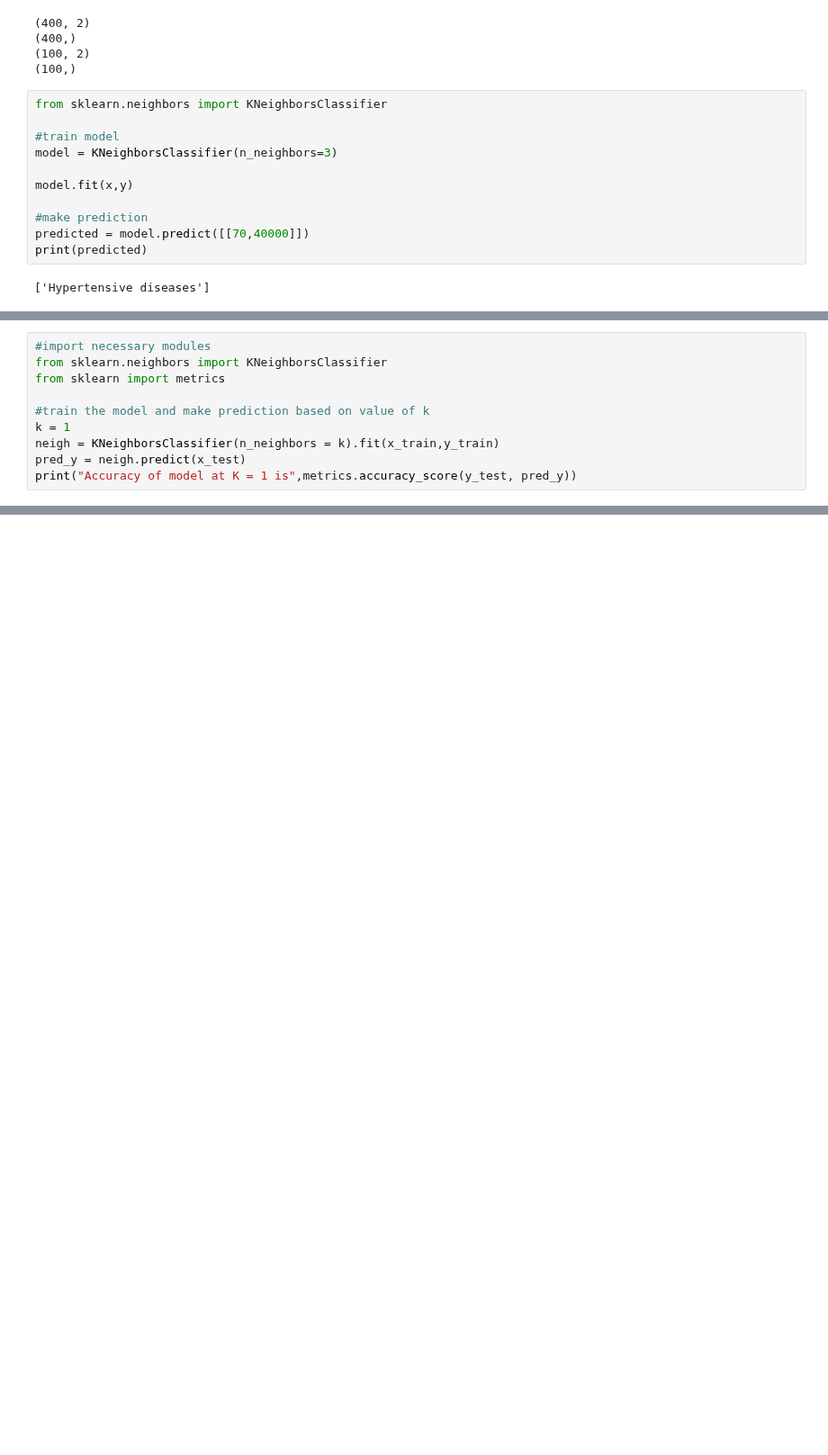
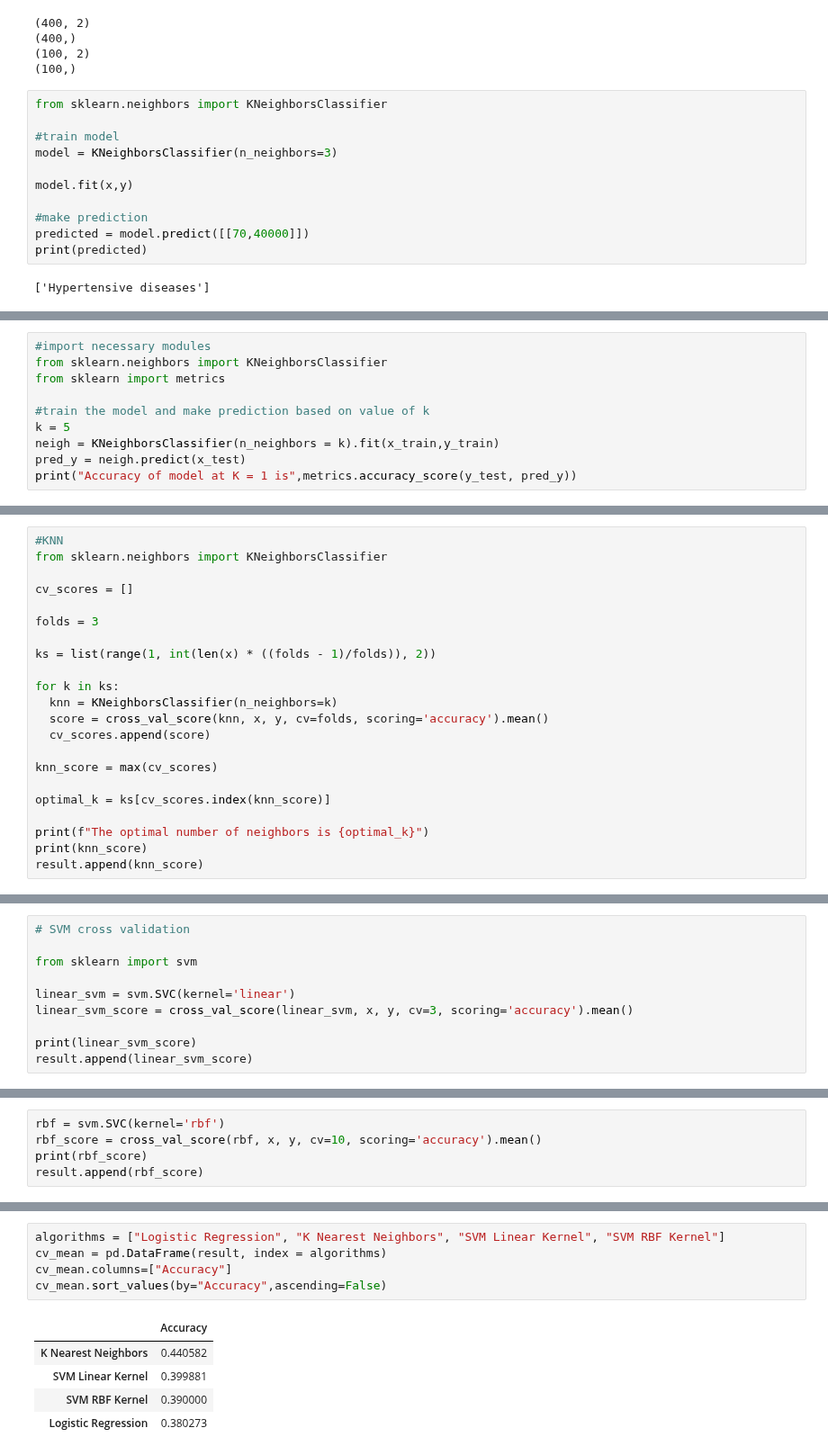
Before and after one commit to JScottLopez/github-ds, a Jupyter notebook: TIM_6500_JSLopez.ipynb, the cells around one changed output, grey strips where cells are left out. Shown at 90% size. Saved outputs shown, nothing was run; the diff lists cells and outputs as text; blank space fills up the shorter version.

```diff
--- a/TIM_6500_JSLopez.ipynb
+++ b/TIM_6500_JSLopez.ipynb
@@ -1096,7 +1076,7 @@ from sklearn.neighbors import KNeighborsClassifier
 from sklearn import metrics
 
 #train the model and make prediction based on value of k
-k = 1
+k = 5
 neigh = KNeighborsClassifier(n_neighbors = k).fit(x_train,y_train)
 pred_y = neigh.predict(x_test)
 print("Accuracy of model at K = 1 is",metrics.accuracy_score(y_test, pred_y))
@@ -1104,0 +1263,22 @@ Accuracy of model at K = 1 is 0.17
+# %%
+#KNN
+from sklearn.neighbors import KNeighborsClassifier
+
+cv_scores = []
+
+folds = 3
+
+ks = list(range(1, int(len(x) * ((folds - 1)/folds)), 2))
+
+for k in ks:
+  knn = KNeighborsClassifier(n_neighbors=k)
+  score = cross_val_score(knn, x, y, cv=folds, scoring='accuracy').mean()
+  cv_scores.append(score)
+
+knn_score = max(cv_scores)
+
+optimal_k = ks[cv_scores.index(knn_score)]
+
+print(f"The optimal number of neighbors is {optimal_k}")
+print(knn_score)
+result.append(knn_score)
@@ -1104,0 +1288,10 @@ Accuracy of model at K = 1 is 0.17
+# %%
+# SVM cross validation
+
+from sklearn import svm
+
+linear_svm = svm.SVC(kernel='linear')
+linear_svm_score = cross_val_score(linear_svm, x, y, cv=3, scoring='accuracy').mean()
+
+print(linear_svm_score)
+result.append(linear_svm_score)
@@ -1104,0 +1300,5 @@ Accuracy of model at K = 1 is 0.17
+# %%
+rbf = svm.SVC(kernel='rbf')
+rbf_score = cross_val_score(rbf, x, y, cv=10, scoring='accuracy').mean()
+print(rbf_score)
+result.append(rbf_score)
@@ -1104,0 +1307,11 @@ Accuracy of model at K = 1 is 0.17
+# %%
+algorithms = ["Logistic Regression", "K Nearest Neighbors", "SVM Linear Kernel", "SVM RBF Kernel"]
+cv_mean = pd.DataFrame(result, index = algorithms)
+cv_mean.columns=["Accuracy"]
+cv_mean.sort_values(by="Accuracy",ascending=False)
+# %% [output]
+|  | Accuracy |
+| K Nearest Neighbors | 0.440582 |
+| SVM Linear Kernel | 0.399881 |
+| SVM RBF Kernel | 0.390000 |
+| Logistic Regression | 0.380273 |
```
Also changed, not shown: parts of 18 cells of this notebook.
